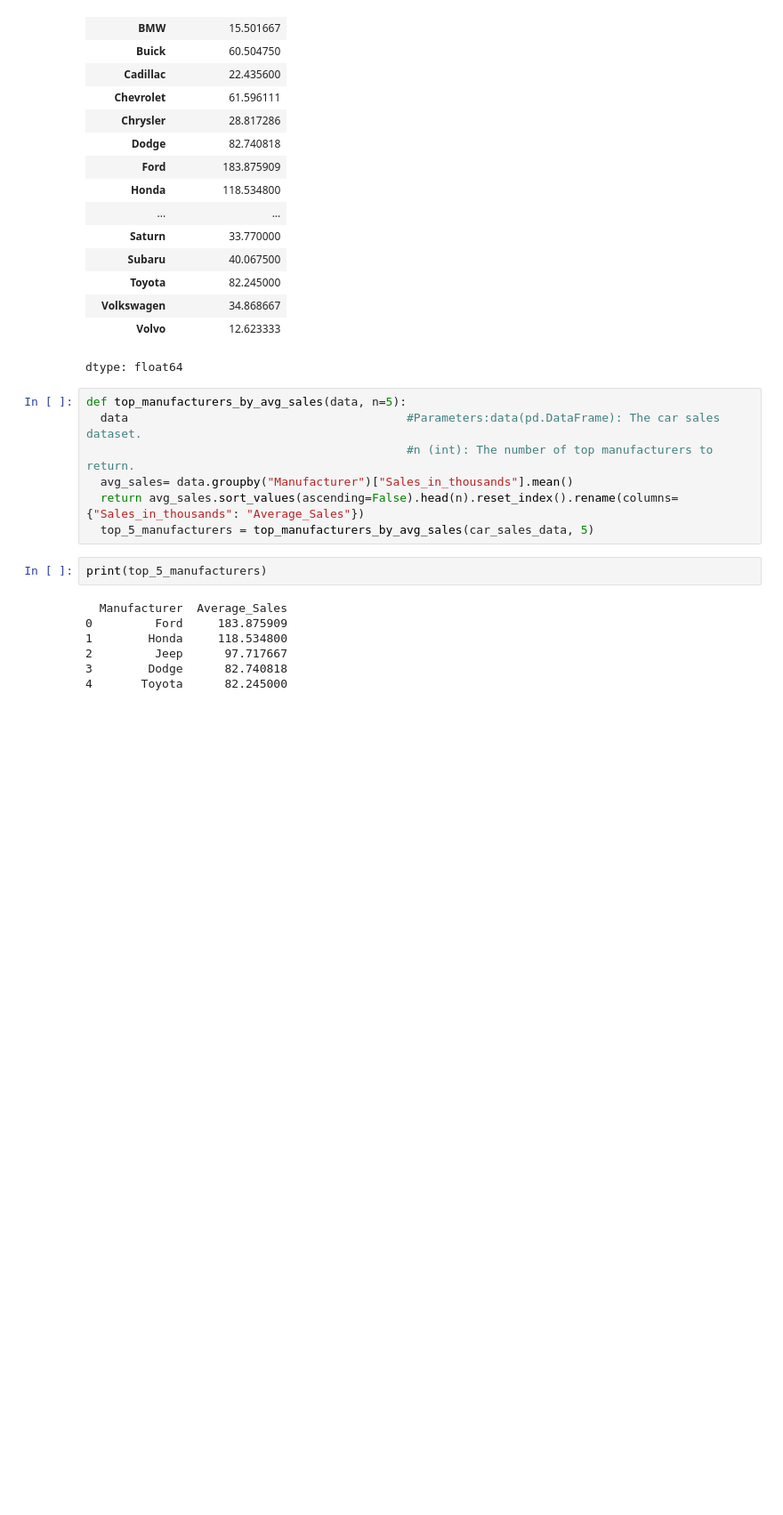
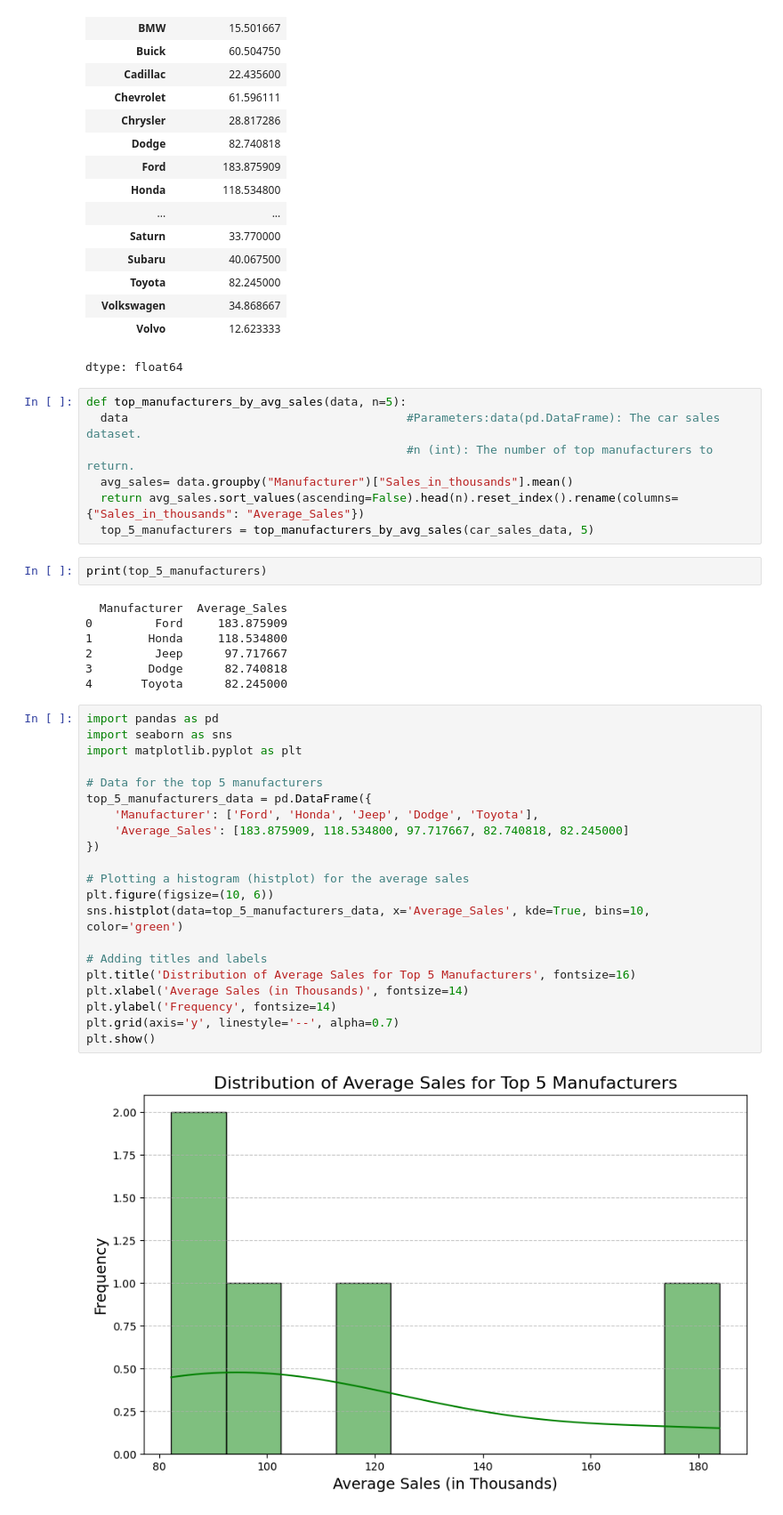
Before and after one commit to Mangai2024/Mangai2024, a Jupyter notebook: Car_Sales___display_the_top_5_manufacturers_by_average_sales.ipynb, the cells around one changed output. Shown: that part at 89% size. Cells and saved outputs as stored; diff of their text form; blank space fills up the shorter version.

```diff
--- a/Car_Sales___display_the_top_5_manufacturers_by_average_sales.ipynb
+++ b/Car_Sales___display_the_top_5_manufacturers_by_average_sales.ipynb
@@ -52,3 +67,26 @@ print(top_5_manufacturers)
 2         Jeep      97.717667
 3        Dodge      82.740818
 4       Toyota      82.245000
+# %%
+import pandas as pd
+import seaborn as sns
+import matplotlib.pyplot as plt
+
+# Data for the top 5 manufacturers
+top_5_manufacturers_data = pd.DataFrame({
+    'Manufacturer': ['Ford', 'Honda', 'Jeep', 'Dodge', 'Toyota'],
+    'Average_Sales': [183.875909, 118.534800, 97.717667, 82.740818, 82.245000]
+})
+
+# Plotting a histogram (histplot) for the average sales
+plt.figure(figsize=(10, 6))
+sns.histplot(data=top_5_manufacturers_data, x='Average_Sales', kde=True, bins=10, color='green')
+
+# Adding titles and labels
+plt.title('Distribution of Average Sales for Top 5 Manufacturers', fontsize=16)
+plt.xlabel('Average Sales (in Thousands)', fontsize=14)
+plt.ylabel('Frequency', fontsize=14)
+plt.grid(axis='y', linestyle='--', alpha=0.7)
+plt.show()
+# %% [output]
+[figure, added]
```
Also changed, not shown: parts of 1 cell of this notebook.
